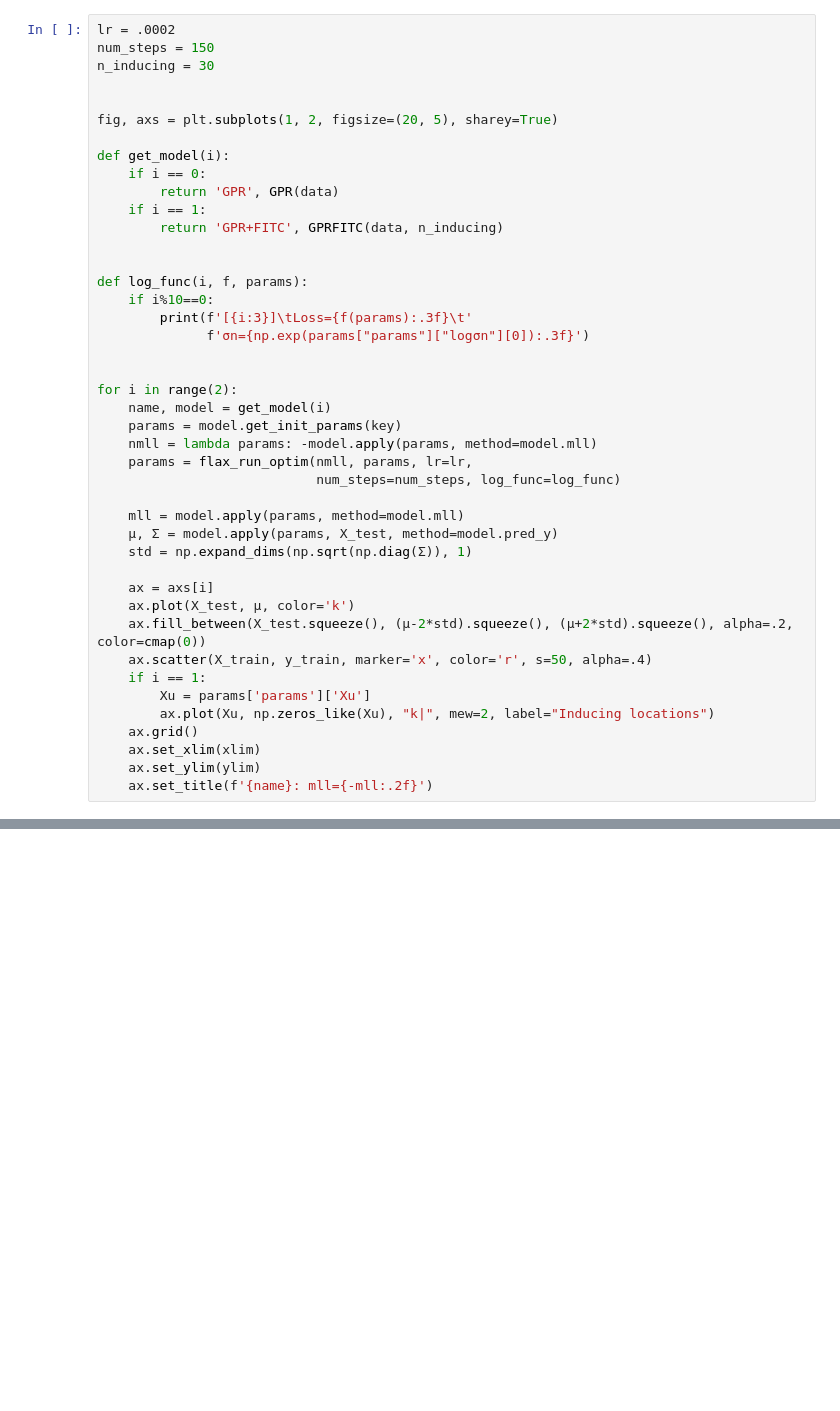
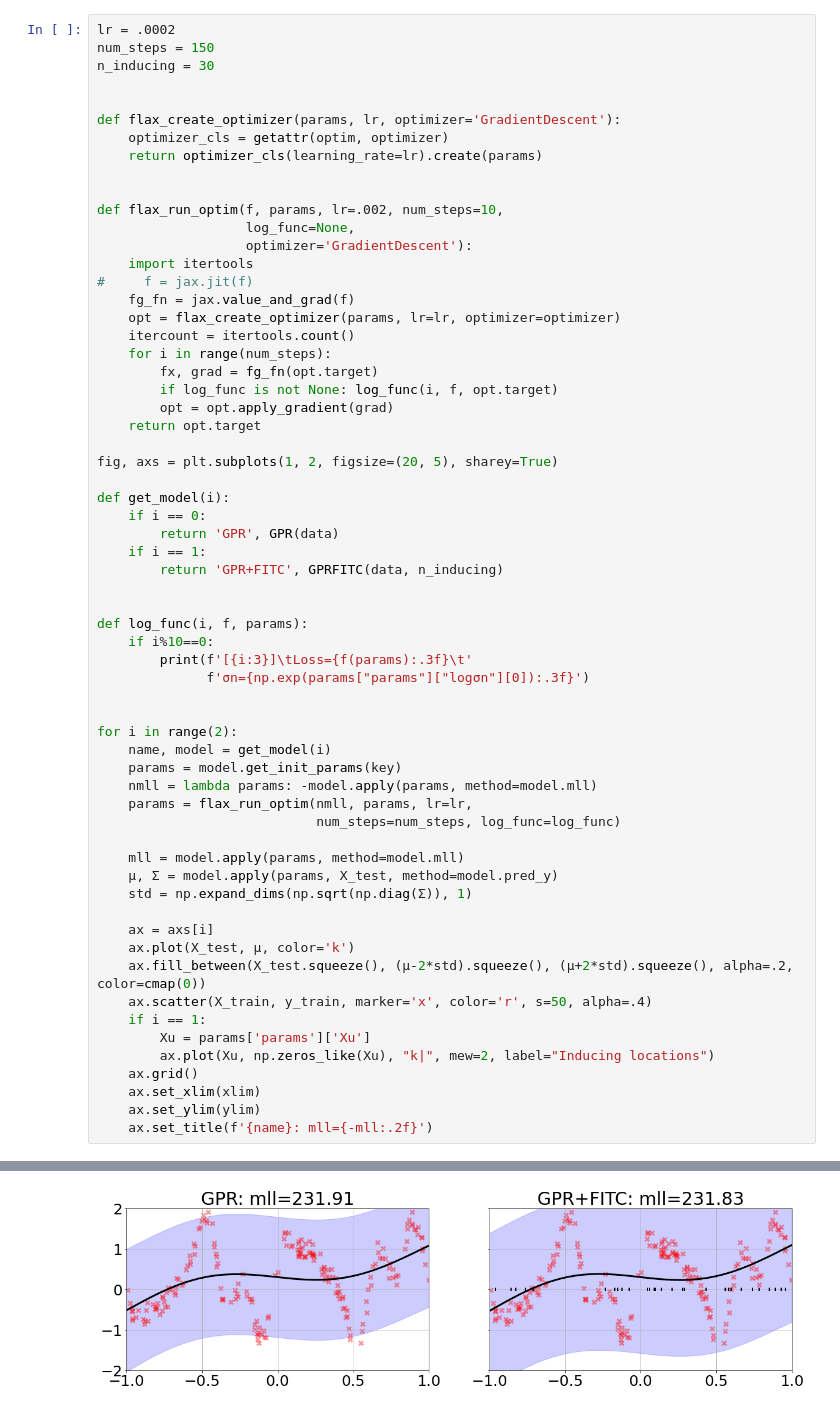
Before and after one commit to tt6746690/misc_impl, a Jupyter notebook: gp/note_apx.ipynb, the cells around one changed output, grey strips where cells are left out. Saved outputs shown, nothing was run; the diff lists cells and outputs as text; blank space fills up the shorter version.

```diff
--- a/gp/note_apx.ipynb
+++ b/gp/note_apx.ipynb
@@ -83,6 +102,25 @@ lr = .0002
 num_steps = 150
 n_inducing = 30
 
+
+def flax_create_optimizer(params, lr, optimizer='GradientDescent'):
+    optimizer_cls = getattr(optim, optimizer)
+    return optimizer_cls(learning_rate=lr).create(params)
+
+
+def flax_run_optim(f, params, lr=.002, num_steps=10,
+                   log_func=None,
+                   optimizer='GradientDescent'):
+    import itertools
+#     f = jax.jit(f)
+    fg_fn = jax.value_and_grad(f)
+    opt = flax_create_optimizer(params, lr=lr, optimizer=optimizer)
+    itercount = itertools.count()
+    for i in range(num_steps):
+        fx, grad = fg_fn(opt.target)
+        if log_func is not None: log_func(i, f, opt.target)
+        opt = opt.apply_gradient(grad)
+    return opt.target
 
 fig, axs = plt.subplots(1, 2, figsize=(20, 5), sharey=True)
 
@@ -121,3 +159,4 @@ for i in range(2):
     ax.set_xlim(xlim)
     ax.set_ylim(ylim)
     ax.set_title(f'{name}: mll={-mll:.2f}')
+# %% [output]
@@ -123,0 +181 @@ for i in range(2):
+[figure, added]
```
Also changed, not shown: parts of 4 cells of this notebook, 7 other files.
